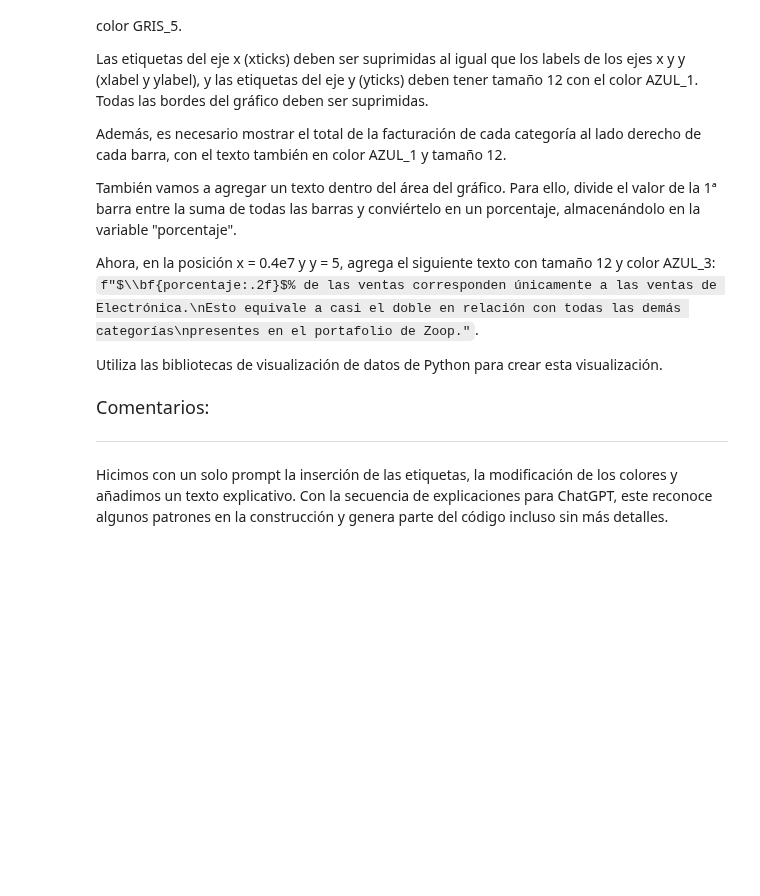
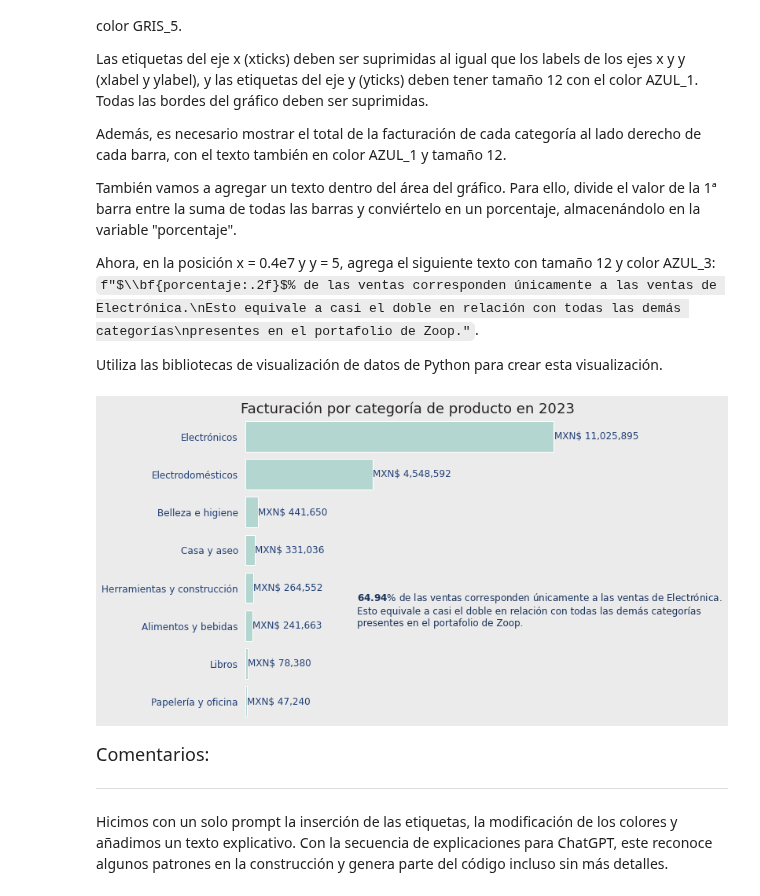
Before and after one commit to jbernalg/ALURA_Data_Science, a Jupyter notebook: ETL/ChatGPT/IA_aplicada_a_ciencia_de_datos.ipynb, the cells around one changed output. Drawn from its saved outputs; the diff is of its cells as text; code cells hidden in the pictures; blank space fills up the shorter version.

```diff
--- a/ETL/ChatGPT/IA_aplicada_a_ciencia_de_datos.ipynb
+++ b/ETL/ChatGPT/IA_aplicada_a_ciencia_de_datos.ipynb
@@ -1533,3 +1743,7 @@ Utiliza las bibliotecas de visualización de datos de Python para crear esta vis
+# %%
+facturacion_por_categoria().show()
+# %% [output]
+[figure, added]
 # %% [markdown]
 <font color="7b71ff" size=4> Comentarios: </font>
 
```
Also changed, not shown: parts of 7 cells of this notebook.
